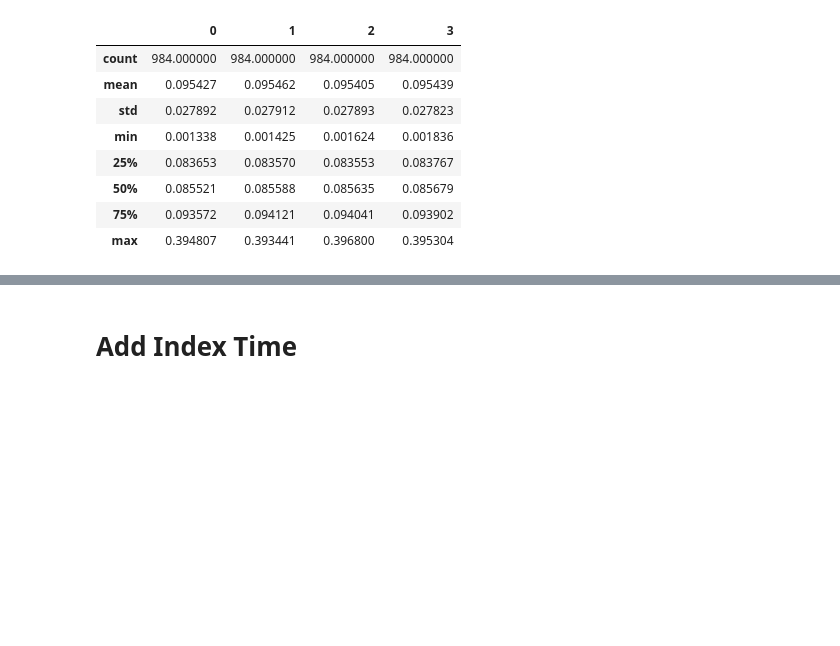
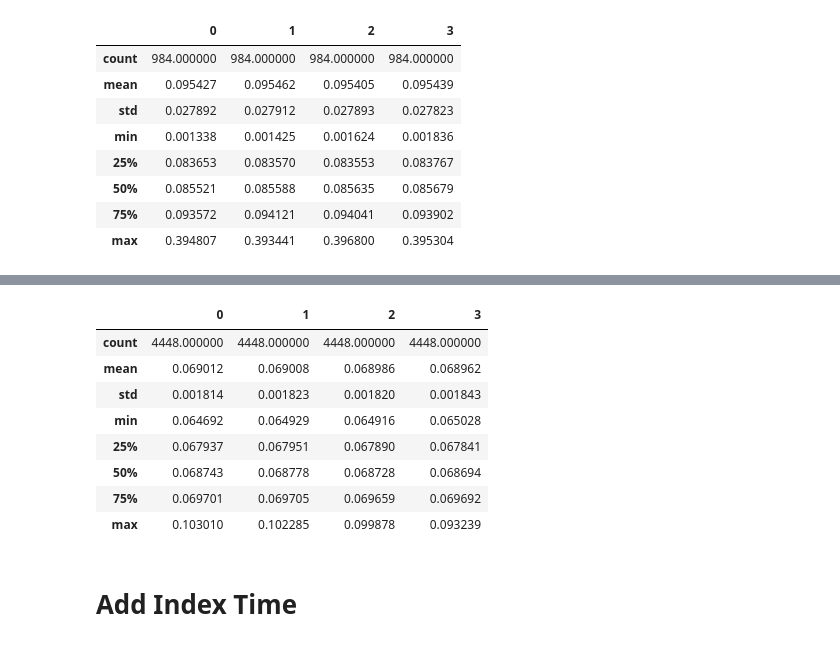
Before and after one commit to yasirabd/gmmhmm-bearing, a Jupyter notebook: GMMHMM HMMLEARN NASA.ipynb, the cells around one changed output, grey strips where cells are left out. Saved outputs shown, nothing was run; the diff lists cells and outputs as text; code cells hidden in the pictures; blank space fills up the shorter version.

```diff
--- a/GMMHMM HMMLEARN NASA.ipynb
+++ b/GMMHMM HMMLEARN NASA.ipynb
@@ -79,3 +98,15 @@ data2.describe()
+# %%
+data3.describe()
+# %% [output]
+|  | 0 | 1 | 2 | 3 |
+| count | 4448.000000 | 4448.000000 | 4448.000000 | 4448.000000 |
+| mean | 0.069012 | 0.069008 | 0.068986 | 0.068962 |
+| std | 0.001814 | 0.001823 | 0.001820 | 0.001843 |
+| min | 0.064692 | 0.064929 | 0.064916 | 0.065028 |
+| 25% | 0.067937 | 0.067951 | 0.067890 | 0.067841 |
+| 50% | 0.068743 | 0.068778 | 0.068728 | 0.068694 |
+| 75% | 0.069701 | 0.069705 | 0.069659 | 0.069692 |
+| max | 0.103010 | 0.102285 | 0.099878 | 0.093239 |
 # %% [markdown]
 # Add Index Time
 # %% [markdown]
```
Also changed, not shown: parts of 36 cells of this notebook, 1 other file.
